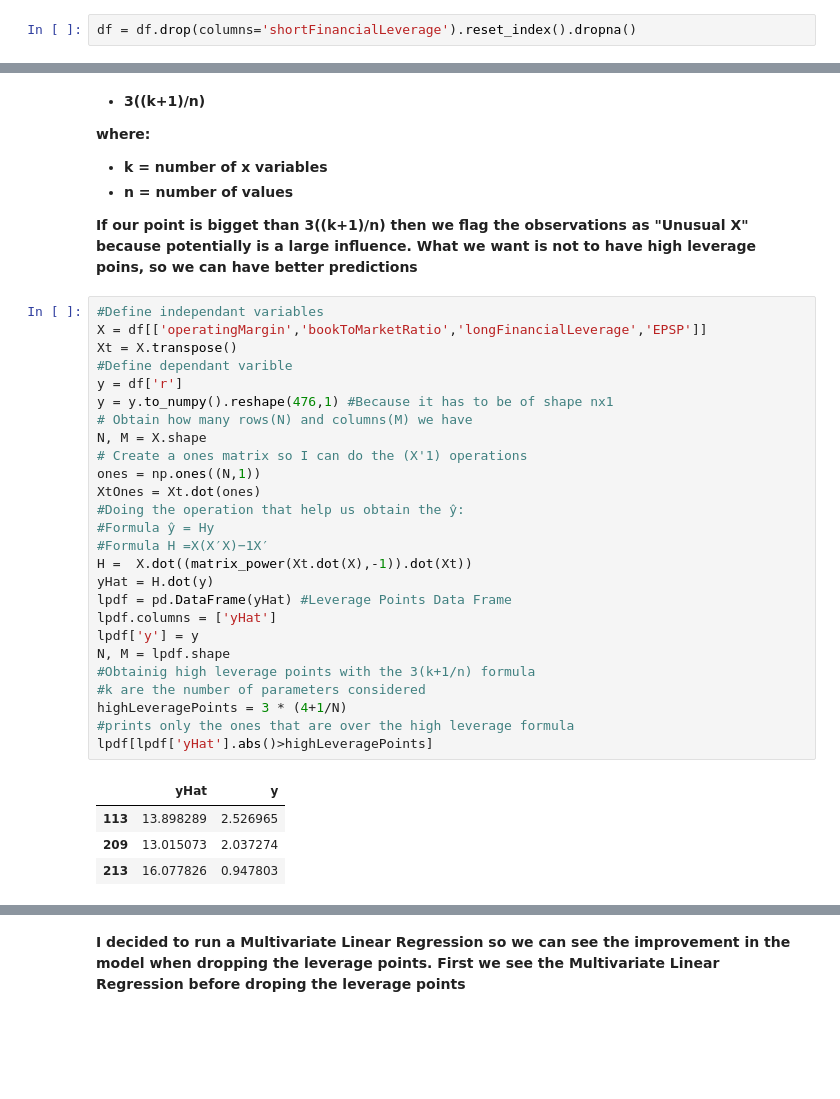
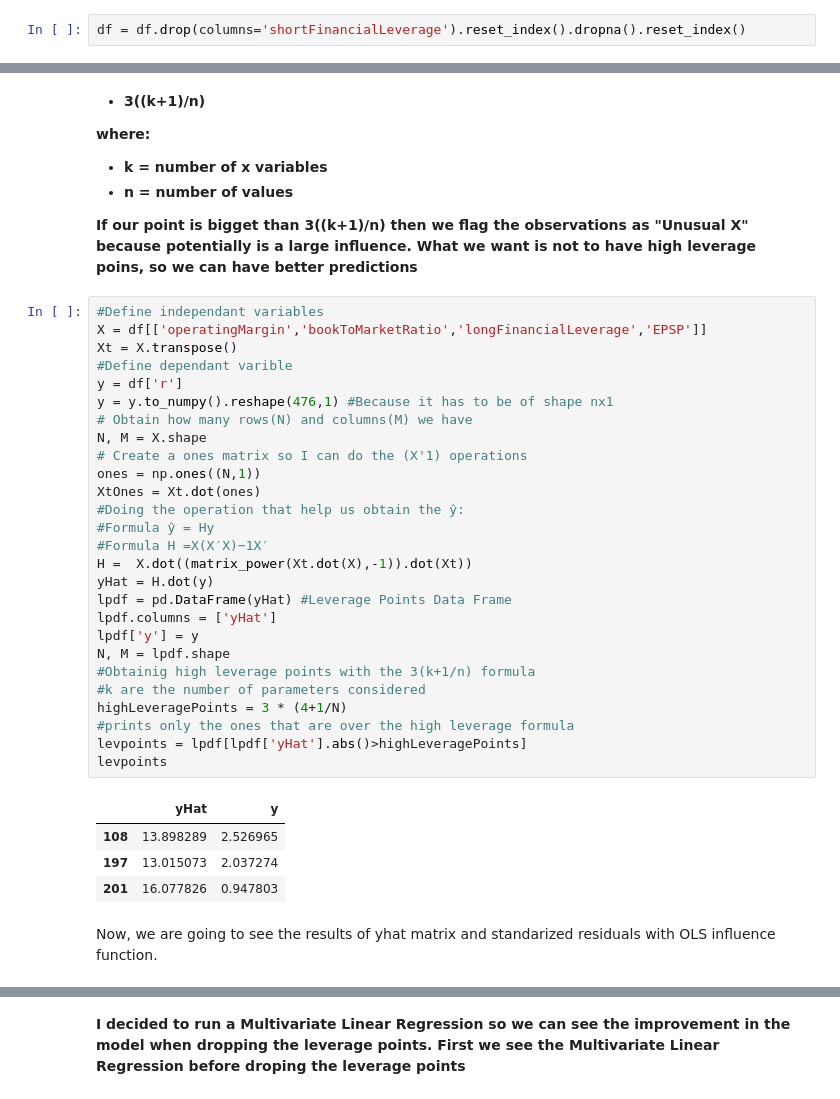
Before and after one commit to KarenRugerioA/Karen-s-Workshops, a Jupyter notebook: MatrixAlgebraDatasetAnalysis/DataAnalysis.ipynb, the cells around one changed output, grey strips where cells are left out. Cells and saved outputs as stored; diff of their text form; blank space fills up the shorter version.

```diff
--- a/MatrixAlgebraDatasetAnalysis/DataAnalysis.ipynb
+++ b/MatrixAlgebraDatasetAnalysis/DataAnalysis.ipynb
@@ -148,7 +149,7 @@ df = df[['operatingMargin','bookToMarketRatio','shortFinancialLeverage','longFin
 # %% [markdown]
 As we can see, the Short Financial Leverage has a big number of NaN values, therefore we will not use it for the following calcultaions
 # %%
-df = df.drop(columns='shortFinancialLeverage').reset_index().dropna()
+df = df.drop(columns='shortFinancialLeverage').reset_index().dropna().reset_index()
 # %% [markdown]
 #**1 - Exploratory analysis of the variables::**
 # %% [markdown]
@@ -272,31 +275,34 @@ corr.style.background_gradient(cmap='coolwarm')
 # %%
 #Define independant variables
 X = df[['operatingMargin','bookToMarketRatio','longFinancialLeverage','EPSP']]
 Xt = X.transpose()
 #Define dependant varible
 y = df['r']
 y = y.to_numpy().reshape(476,1) #Because it has to be of shape nx1
 # Obtain how many rows(N) and columns(M) we have
 N, M = X.shape
 # Create a ones matrix so I can do the (X'1) operations
 ones = np.ones((N,1))
 XtOnes = Xt.dot(ones)
 #Doing the operation that help us obtain the ŷ:
 #Formula ŷ = Hy
 #Formula H =X(X′X)−1X′
 H =  X.dot((matrix_power(Xt.dot(X),-1)).dot(Xt))
 yHat = H.dot(y)
 lpdf = pd.DataFrame(yHat) #Leverage Points Data Frame
 lpdf.columns = ['yHat']
 lpdf['y'] = y
 N, M = lpdf.shape
 #Obtainig high leverage points with the 3(k+1/n) formula
 #k are the number of parameters considered
 highLeveragePoints = 3 * (4+1/N)
 #prints only the ones that are over the high leverage formula
-lpdf[lpdf['yHat'].abs()>highLeveragePoints]
+levpoints = lpdf[lpdf['yHat'].abs()>highLeveragePoints]
+levpoints
 # %% [output]
 |  | yHat | y |
-| 113 | 13.898289 | 2.526965 |
-| 209 | 13.015073 | 2.037274 |
-| 213 | 16.077826 | 0.947803 |
+| 108 | 13.898289 | 2.526965 |
+| 197 | 13.015073 | 2.037274 |
+| 201 | 16.077826 | 0.947803 |
+# %% [markdown]
+Now, we are going to see the results of yhat matrix and standarized residuals with OLS influence function.
```
Also changed, not shown: parts of 28 cells of this notebook, 1 other file.
